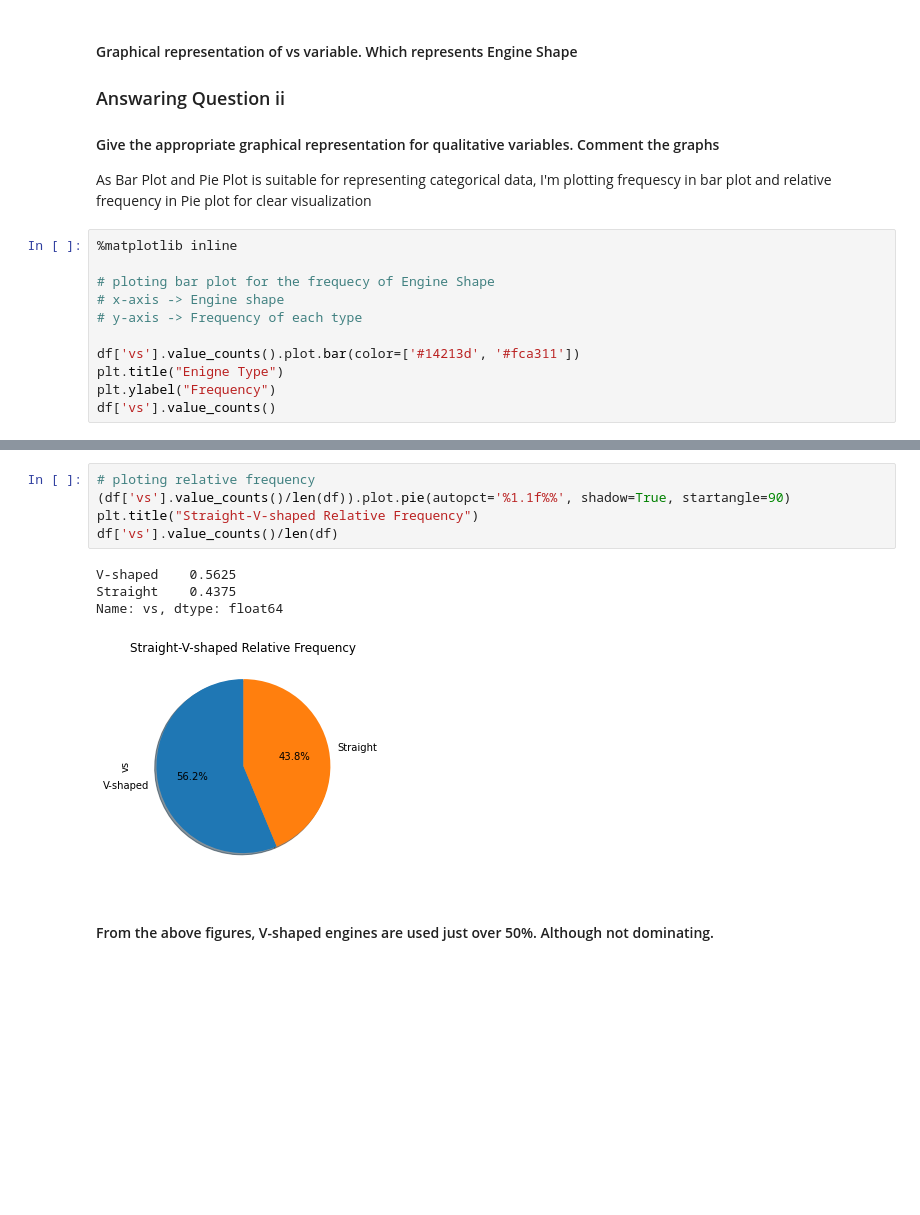
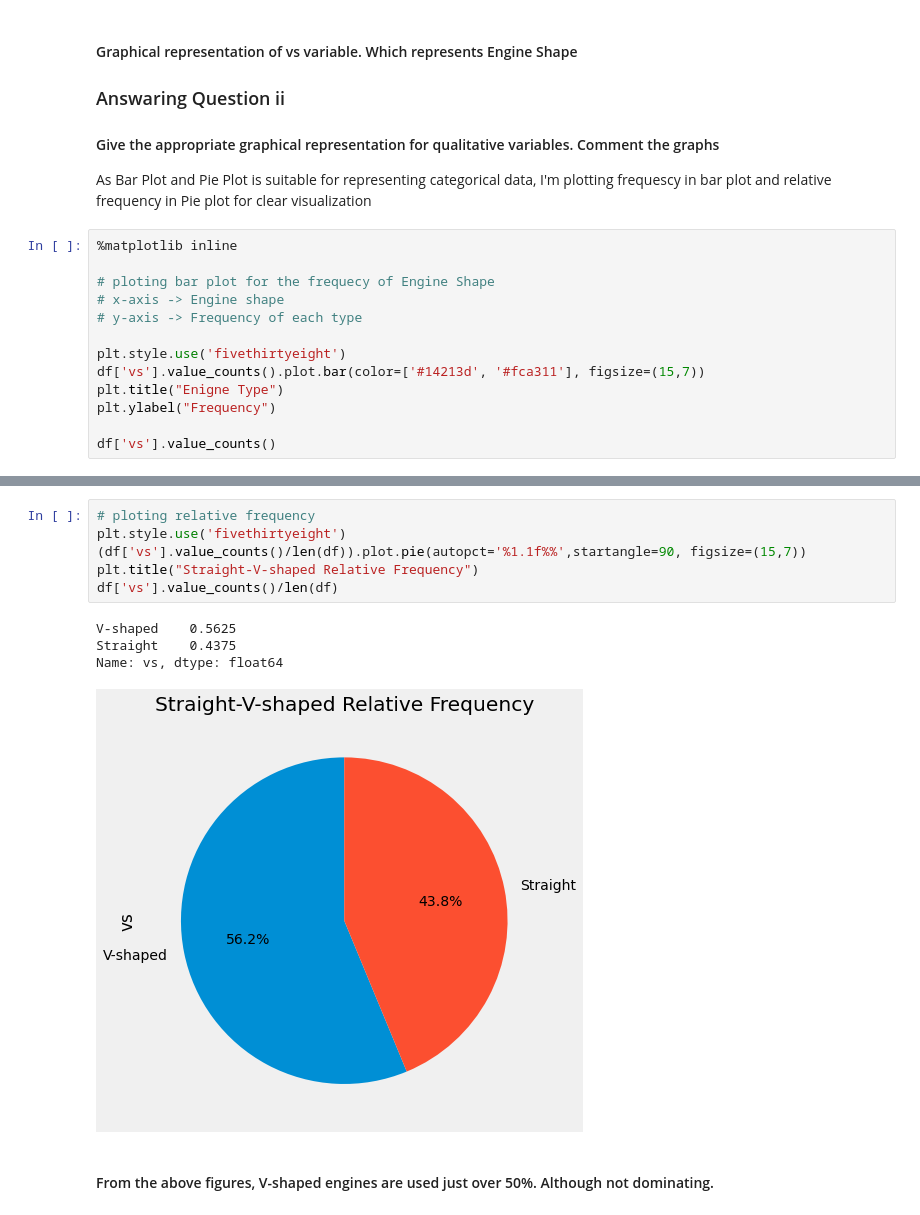
Before and after one commit to BuyingANew-Soul/CSE-520-Assignment-1, a Jupyter notebook: CSE 520 assignment 1.ipynb, the cells around one changed output, grey strips where cells are left out. Cells and saved outputs as stored; diff of their text form; blank space fills up the shorter version.

```diff
--- a/CSE 520 assignment 1.ipynb
+++ b/CSE 520 assignment 1.ipynb
@@ -61,9 +61,11 @@ As Bar Plot and Pie Plot is suitable for representing categorical data, I'm plot
 # x-axis -> Engine shape
 # y-axis -> Frequency of each type
 
-df['vs'].value_counts().plot.bar(color=['#14213d', '#fca311'])
+plt.style.use('fivethirtyeight')
+df['vs'].value_counts().plot.bar(color=['#14213d', '#fca311'], figsize=(15,7))
 plt.title("Enigne Type")
 plt.ylabel("Frequency")
+
 df['vs'].value_counts()
 # %% [output]
 V-shaped    18
@@ -73,13 +75,14 @@ Name: vs, dtype: int64
 # %%
 # ploting relative frequency
-(df['vs'].value_counts()/len(df)).plot.pie(autopct='%1.1f%%', shadow=True, startangle=90)
+plt.style.use('fivethirtyeight')
+(df['vs'].value_counts()/len(df)).plot.pie(autopct='%1.1f%%',startangle=90, figsize=(15,7))
 plt.title("Straight-V-shaped Relative Frequency")
 df['vs'].value_counts()/len(df)
 # %% [output]
 V-shaped    0.5625
 Straight    0.4375
 Name: vs, dtype: float64
-[figure, old version]
+[figure, new version]
 # %% [markdown]
 #### From the above figures, V-shaped engines are used just over 50%. Although not dominating.
 # %%
```
Also changed, not shown: parts of 5 cells of this notebook.
